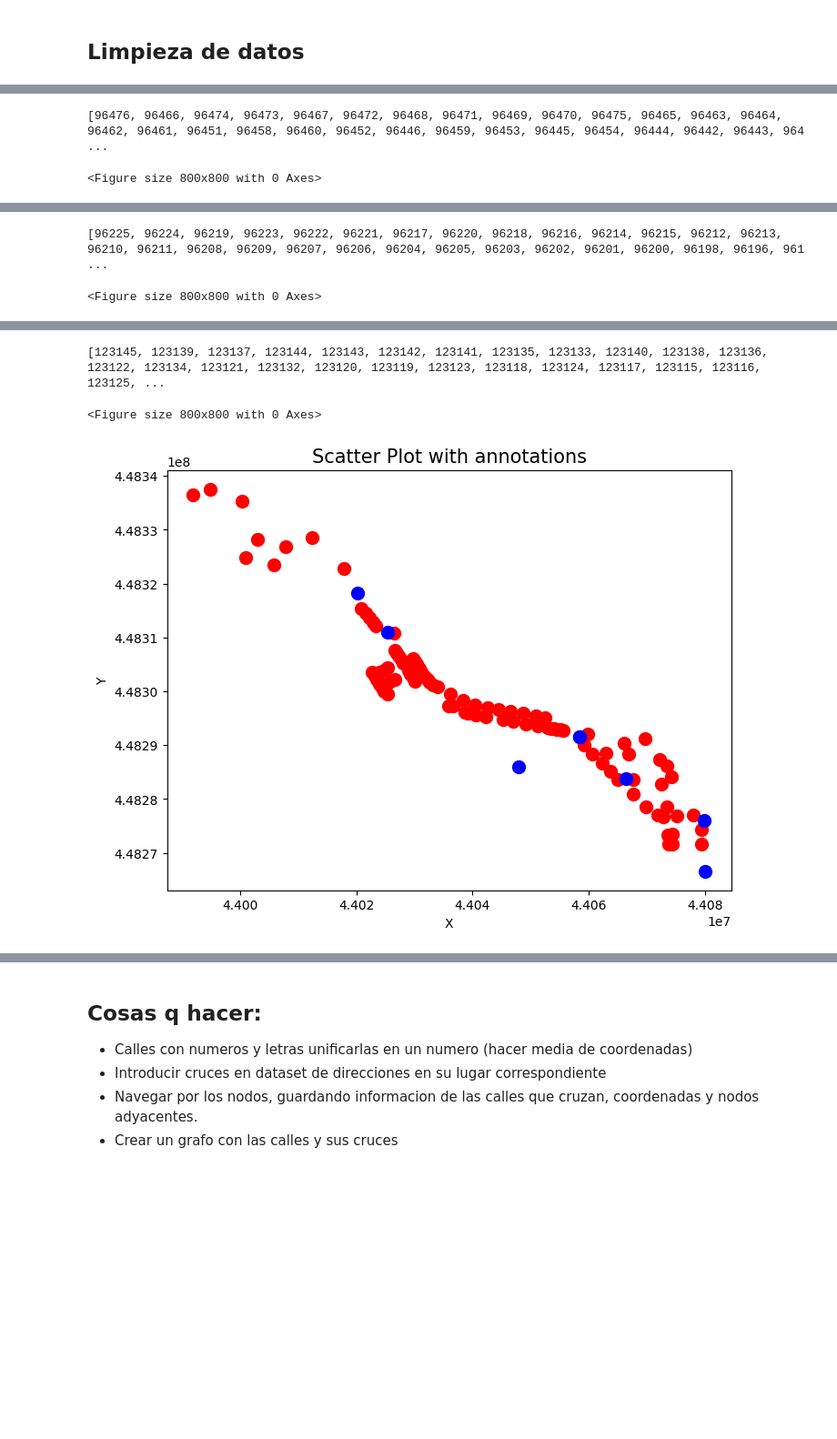
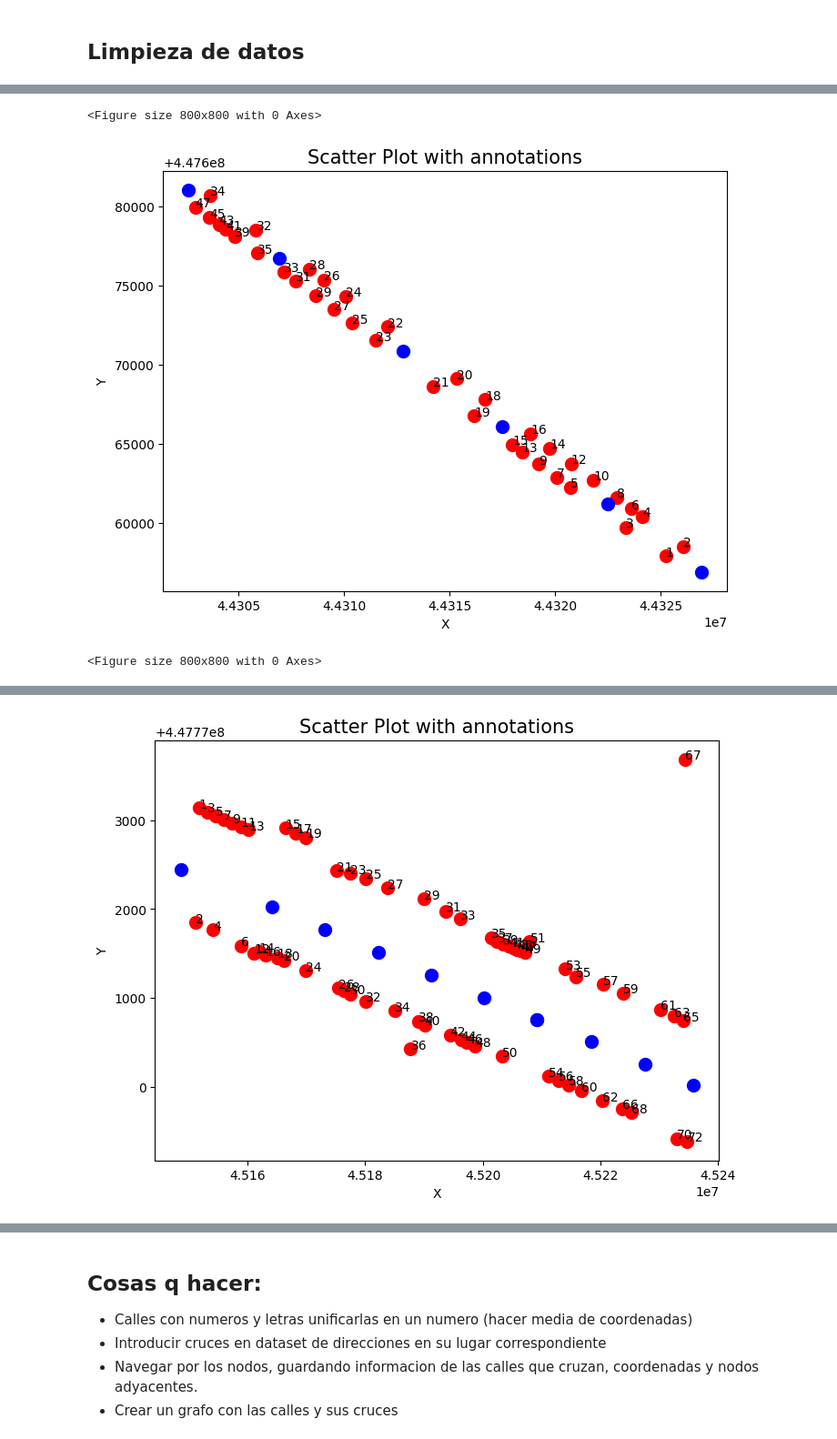
Before and after one commit to xAlexMGGx/GPS, a Jupyter notebook: gps.ipynb, the cells around one changed output, grey strips where cells are left out. Shown at 91% size. Saved outputs shown, nothing was run; the diff lists cells and outputs as text; code cells hidden in the pictures; blank space fills up the shorter version.

```diff
--- a/gps.ipynb
+++ b/gps.ipynb
@@ -38,8 +38,14 @@ display(direcciones)
 ## Limpieza de datos
 # %%
 # Quitamos los espacios innecesarios de los datasets
+
 '''for df in [cruces, direcciones]:
     for column in df.columns:
         if df[column].dtype == type(object):
             df[column] = df[column].str.strip()'''
+
+
+direcciones['Direccion'] = direcciones['Codigo de via'].astype(str) + '-' + direcciones['Literal de numeracion'].str.replace('[a-zA-Z. ]', '')
+direcciones.drop_duplicates('Direccion',keep='first',inplace=True)
+display(direcciones[direcciones['Codigo de via'] == 127])
 # %% [output]
@@ -79,21 +109,26 @@ for index, row in cruces.iterrows():
 import warnings
 warnings.filterwarnings('ignore')
 
-d = direcciones[['Codigo de via', 'Coordenada X (Guia Urbana) cm', 'Coordenada Y (Guia Urbana) cm']]
+d = direcciones[['Codigo de via', 'Coordenada X (Guia Urbana) cm', 'Coordenada Y (Guia Urbana) cm', 'Direccion']]
 display(d.head())
 d['tipo'] = ['direcciones' for i in range(len(d))]
+a = []
 
+for i in d['Direccion'].values:
+    #d['Direccion'] =
+    i = i.replace('ï¿½', '')
+    try:
+        a.append(int(i.split('-')[1]))
+    except:
+        print(i)
+d['Direccion'] = a
 d = d.rename(columns={'Codigo de via': 'codigo'})
-
-
 d = d.rename(columns={'Coordenada X (Guia Urbana) cm': 'x'})
-
-
 d = d.rename(columns={'Coordenada Y (Guia Urbana) cm': 'y'})
 
+d = d[d['x'] != '000000-100']
+d['codigo'] = d['codigo'].astype(int)
 
-d['codigo'] = d['codigo'].astype(int)
-d = d[d['x'] != '000000-100']
 
 d['x'] = d['x'].astype(int)
 d['y'] = d['y'].astype(int)
@@ -101,6 +136,7 @@ d['y'] = d['y'].astype(int)
 
 c = cruces[['Codigo de vía tratado', 'Coordenada X (Guia Urbana) cm (cruce)', 'Coordenada Y (Guia Urbana) cm (cruce)']]
 c['tipo'] = ['cruces' for i in range(len(c))]
+
 c = c.rename(columns={'Codigo de vía tratado': 'codigo'})
 c = c.rename(columns={'Coordenada X (Guia Urbana) cm (cruce)': 'x'})
 c = c.rename(columns={'Coordenada Y (Guia Urbana) cm (cruce)': 'y'})
@@ -113,26 +149,25 @@ c['y'] = c['y'].astype(int)
 # ordenar d por coordenadas y codigo de via
 
 d = d.sort_values(by=['codigo', 'x', 'y'])
-display(d.head())
+display(d.head(20))
 
 # graficar los puntos del codigo 127
 import matplotlib.pyplot as plt
-for n in [127,31000091,375700, 471100]:
+for n in [127,31005685,375700, 287600]:
     plt.figure(figsize=(8, 8))
 
     x = d[d['codigo'] == n]['x']
     y = d[d['codigo'] == n]['y']
 
-    annotations=[i.Index for i in d[d['codigo'] == n].itertuples()]
-    print(annotations)
+    annotations=[i.Direccion for i in d[d['codigo'] == n].itertuples()]
     plt.figure(figsize=(8,6))
     plt.scatter(x,y,s=100,color="red")
     plt.scatter(c[c['codigo']== n]['x'], c[c['codigo']== n]['y'],s=100,color="blue")
     plt.xlabel("X")
     plt.ylabel("Y")
     plt.title("Scatter Plot with annotations",fontsize=15)
-    #for i, label in enumerate(annotations):
-    #    plt.annotate(label, (x.values[i], y.values[i]))
+    for i, label in enumerate(annotations):
+        plt.annotate(label, (x.values[i], y.values[i]))
 
     plt.show()
 # %% [output]
@@ -154,2 +201,3 @@ for n in [127,31000091,375700, 471100]:
-[96476, 96466, 96474, 96473, 96467, 96472, 96468, 96471, 96469, 96470, 96475, 96465, 96463, 96464, 96462, 96461, 96451, 96458, 96460, 96452, 96446, 96459, 96453, 96445, 96454, 96444, 96442, 96443, 964 ...
+<Figure size 800x800 with 0 Axes>
+[figure, new version]
 <Figure size 800x800 with 0 Axes>
@@ -157,2 +203,0 @@ for n in [127,31000091,375700, 471100]:
-[96225, 96224, 96219, 96223, 96222, 96221, 96217, 96220, 96218, 96216, 96214, 96215, 96212, 96213, 96210, 96211, 96208, 96209, 96207, 96206, 96204, 96205, 96203, 96202, 96201, 96200, 96198, 96196, 961 ...
-<Figure size 800x800 with 0 Axes>
@@ -160,4 +204,2 @@ for n in [127,31000091,375700, 471100]:
-[123145, 123139, 123137, 123144, 123143, 123142, 123141, 123135, 123133, 123140, 123138, 123136, 123122, 123134, 123121, 123132, 123120, 123119, 123123, 123118, 123124, 123117, 123115, 123116, 123125, ...
-<Figure size 800x800 with 0 Axes>
-[figure, old version]
+[figure, new version]
 # %%
```
Also changed, not shown: parts of 5 cells of this notebook, 1 other file.
